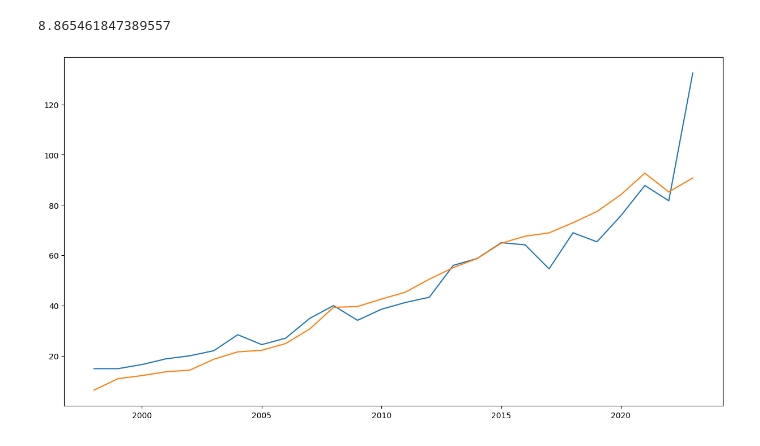
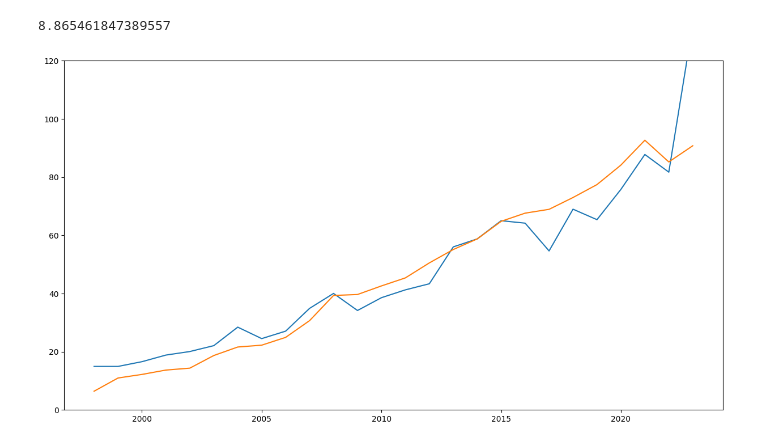
Before and after one commit to Lilia1707/data_analytics, a Jupyter notebook: 7_rosstat.ipynb, the cells around one changed output. Saved outputs shown, nothing was run; the diff lists cells and outputs as text; code cells hidden in the pictures.

```diff
--- a/7_rosstat.ipynb
+++ b/7_rosstat.ipynb
@@ -288,14 +288,15 @@ df_2.loc[2023, product] / df_2.loc[1998, product]
 # %%
 # графики динамики изменения средних цен
 
 plt.figure(figsize=(15,8))
 
 plt.plot(df_2.index, df_2['Яйца куриные, за 10 шт.'])
 plt.plot(df_2.index, df_2['Хлеб и булочные изделия из пшеничной муки различных сортов10)'])
 
+plt.ylim([0, 120])
 plt.show()
 # %% [output]
-[figure, old version]
+[figure, new version]
 # %%
 df_1.columns
 # %% [output]
```
Also changed, not shown: 2 other files.
